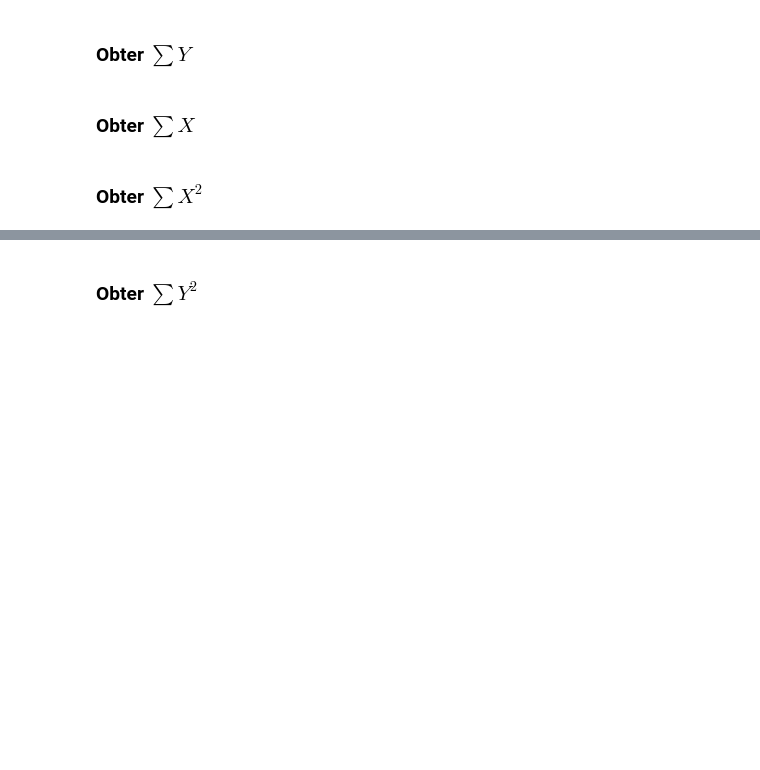
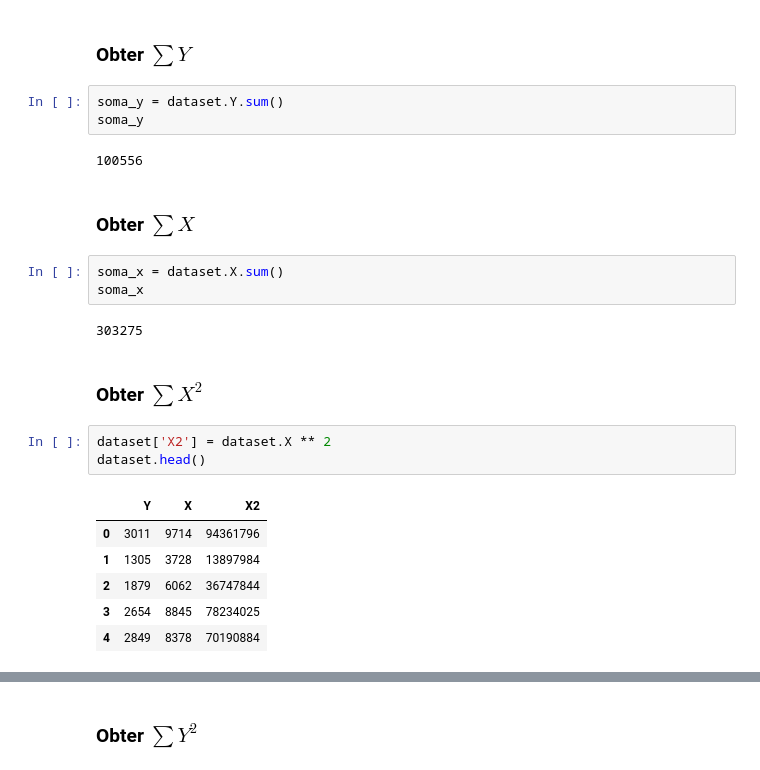
Before and after one commit to mnferreira/Alura-WomakersCode, a Jupyter notebook: Curso_de_Estatística_Parte_4.ipynb, the cells around one changed output, grey strips where cells are left out. Drawn from its saved outputs; the diff is of its cells as text; blank space fills up the shorter version.

```diff
--- a/Curso_de_Estatística_Parte_4.ipynb
+++ b/Curso_de_Estatística_Parte_4.ipynb
@@ -634,6 +654,26 @@ $$
 # %% [markdown]
 ### Obter $\sum{Y}$
+# %%
+soma_y = dataset.Y.sum()
+soma_y
+# %% [output]
+100556
 # %% [markdown]
 ### Obter $\sum{X}$
+# %%
+soma_x = dataset.X.sum()
+soma_x
+# %% [output]
+303275
 # %% [markdown]
 ### Obter $\sum{X^2}$
+# %%
+dataset['X2'] = dataset.X ** 2
+dataset.head()
+# %% [output]
+|  | Y | X | X2 |
+| 0 | 3011 | 9714 | 94361796 |
+| 1 | 1305 | 3728 | 13897984 |
+| 2 | 1879 | 6062 | 36747844 |
+| 3 | 2654 | 8845 | 78234025 |
+| 4 | 2849 | 8378 | 70190884 |
```
Also changed, not shown: parts of 29 cells of this notebook.
